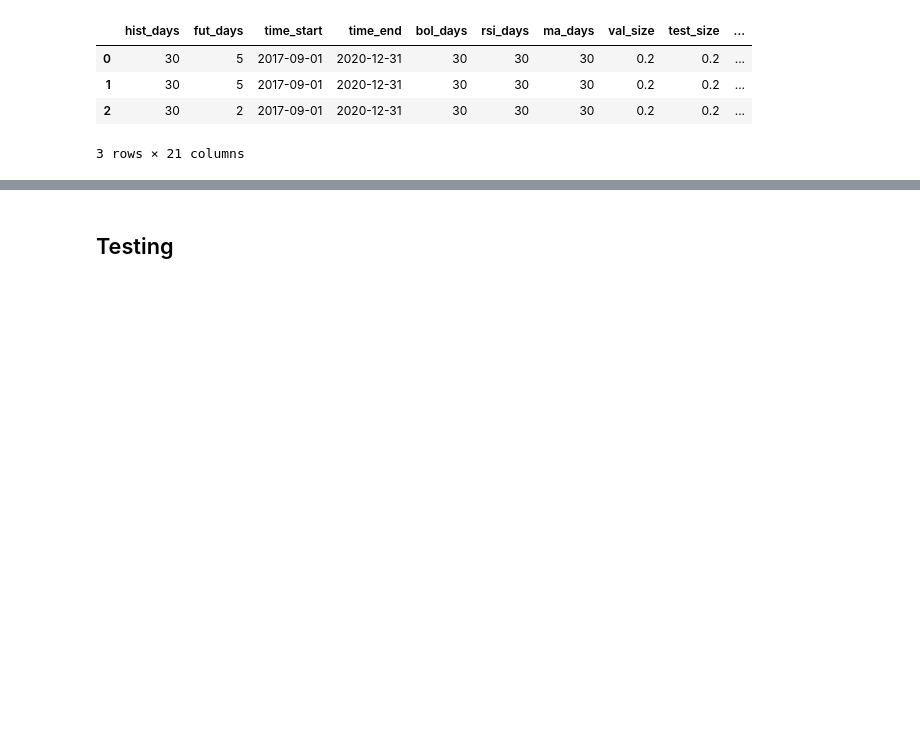
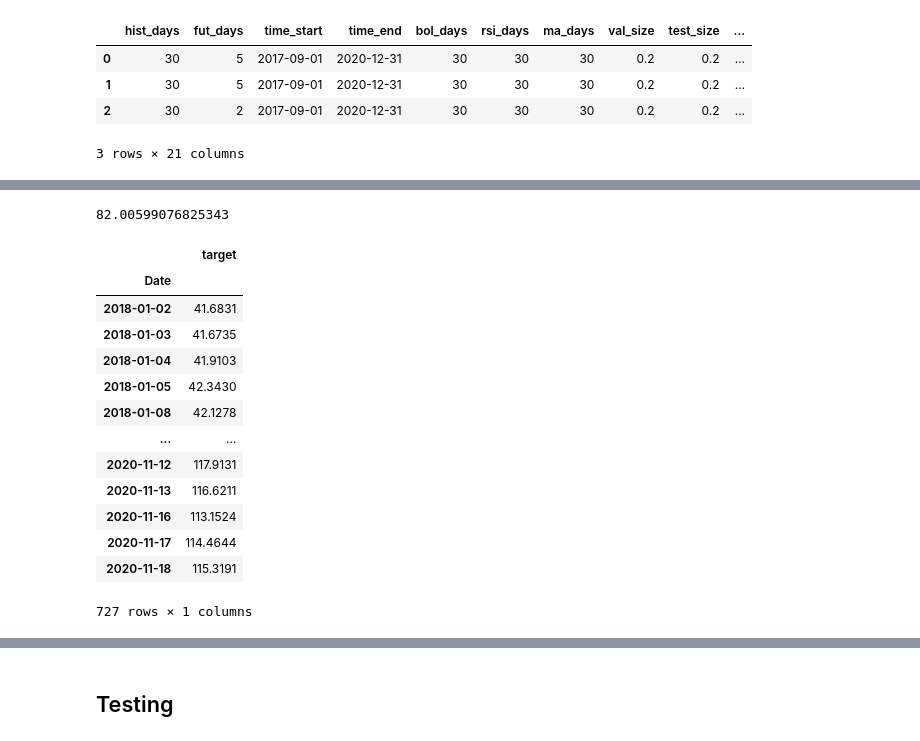
Before and after one commit to ivanlimsy/iOracle, a Jupyter notebook: notebooks/iOracle Deep Learning Ivan.ipynb, the cells around one changed output, grey strips where cells are left out. Cells and saved outputs as stored; diff of their text form; code cells hidden in the pictures; blank space fills up the shorter version.

```diff
--- a/notebooks/iOracle Deep Learning Ivan.ipynb
+++ b/notebooks/iOracle Deep Learning Ivan.ipynb
@@ -584,7 +584,7 @@ def initialize_model(params):
     model=Sequential()
 #     model.add(Normalization())
     model.add(LSTM(20, activation='tanh', return_sequences=True, kernel_regularizer=reg_l1))
-#     model.add(LSTM(20, activation='tanh'))
+    model.add(LSTM(20, activation='tanh'))
     model.add(Dense(15,activation="linear"))
     model.add(Dense(1,activation="linear"))
     model.compile(loss=params['loss'], optimizer=params['optimizer'], metrics=params['metrics'])
@@ -629,7 +647,7 @@ load_data() >> add_indicators(df, params) >> transform_data(df, params) >> <br>
 initialize_model(params) >> run_model(X_train, y_train, model, params) >> evaluate_model(X_test, y_test, model, params)
 # %%
 params={
-    'hist_days':60, 'fut_days':3,
+    'hist_days':30, 'fut_days':5,
     'data_start': dt.datetime(2017,1,1,0,0,0),
     'train_start':dt.datetime(2018,1,1,0,0,0), 'train_end':dt.datetime(2020,3,31,23,59,59),
     'val_start':dt.datetime(2020,4,1,0,0,0), 'val_end':dt.datetime(2020,12,31,23,59,59),
@@ -690,0 +784,34 @@ read_analysis()
+# %%
+def initialize_model(params):
+    reg_l1 = regularizers.L1(0.01)
+    model=Sequential()
+#     model.add(Normalization())
+    model.add(LSTM(20, activation='tanh', return_sequences=True, kernel_regularizer=reg_l1))
+    model.add(LSTM(20, activation='tanh'))
+    model.add(Dense(15,activation="linear"))
+    model.add(Dense(1,activation="linear"))
+    model.compile(loss=params['loss'], optimizer=params['optimizer'], metrics=params['metrics'])
+    return model
+# %%
+params={
+    'hist_days':30, 'fut_days':5,
+    'data_start': dt.datetime(2017,1,1,0,0,0),
+    'train_start':dt.datetime(2018,1,1,0,0,0), 'train_end':dt.datetime(2020,11,18,23,59,59),
+    'val_start':dt.datetime(2020,11,19,0,0,0), 'val_end':dt.datetime(2021,12,31,23,59,59),
+    'test_start':dt.datetime(2022,1,1,0,0,0), 'test_end':dt.datetime(2022,1,6,23,59,59),
+    'days_list':[14,50,200], #'bol_days':30, 'rsi_days':14, 'ma_days': 30,
+    'val_size': 0.2, 'test_size':0.15, 'batch_size':2, 'epochs':20,
+    'loss':'mse', 'optimizer':'rmsprop', 'metrics':'mae', 'patience':10,
+    'train_loss': np.nan, 'val_loss':np.nan, 'test_loss':np.nan, 'test_metric':np.nan,
+    'last_px':np.nan, 'remarks':''
+    }
+df = load_data("AAPL", params)
+df = make_features_target(df, params)
+params['last_px']=df.iloc[-1,:]['Adj Close']
+X_train, X_val, y_train, y_val, X_train_df, X_val_df, y_train_df, y_val_df = transform_data(df, params)
+model = initialize_model(params)
+
+es = EarlyStopping(patience=params['patience'], monitor='loss')
+history = model.fit(X_train, y_train,
+                    batch_size=params['batch_size'], verbose=1,
+                    callbacks=es, epochs= params['epochs'])
@@ -690,0 +856,23 @@ read_analysis()
+# %%
+result['error'].mean()**0.5
+# %% [output]
+82.00599076825343
+# %%
+y_train_pred = model.predict(X_train)
+# new_y_train_pred = np.reshape(y_train, (697)).shape
+y_train_df
+# %% [output]
+|  | target |
+| Date |  |
+| 2018-01-02 | 41.6831 |
+| 2018-01-03 | 41.6735 |
+| 2018-01-04 | 41.9103 |
+| 2018-01-05 | 42.3430 |
+| 2018-01-08 | 42.1278 |
+| ... | ... |
+| 2020-11-12 | 117.9131 |
+| 2020-11-13 | 116.6211 |
+| 2020-11-16 | 113.1524 |
+| 2020-11-17 | 114.4644 |
+| 2020-11-18 | 115.3191 |
+727 rows × 1 columns
```
Also changed, not shown: parts of 20 cells of this notebook.
